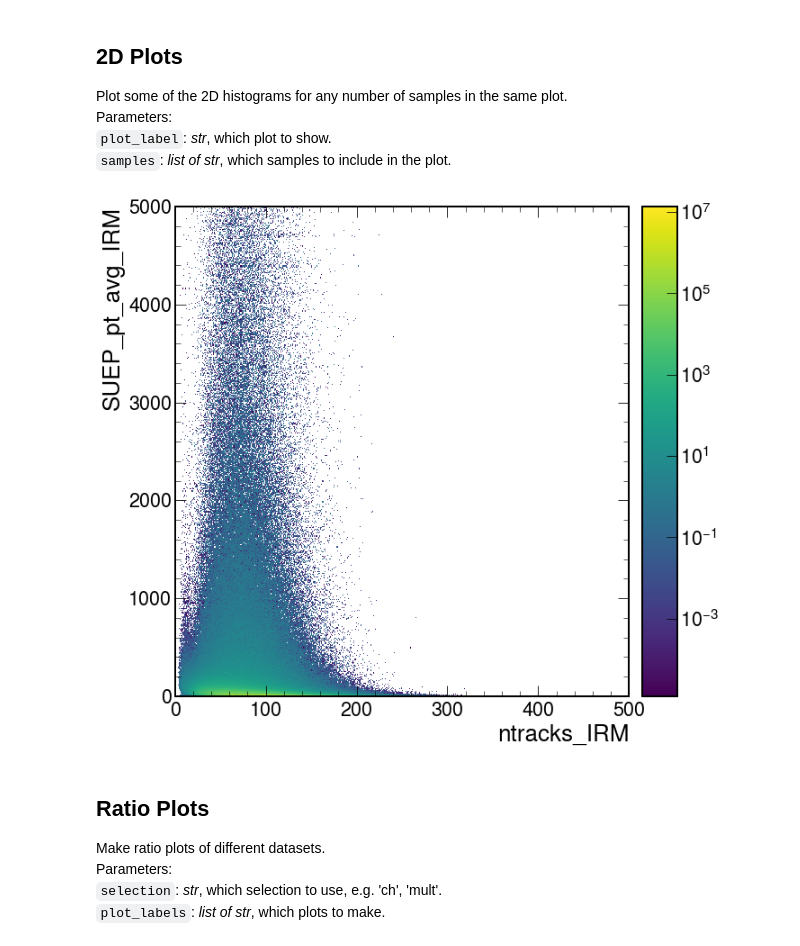
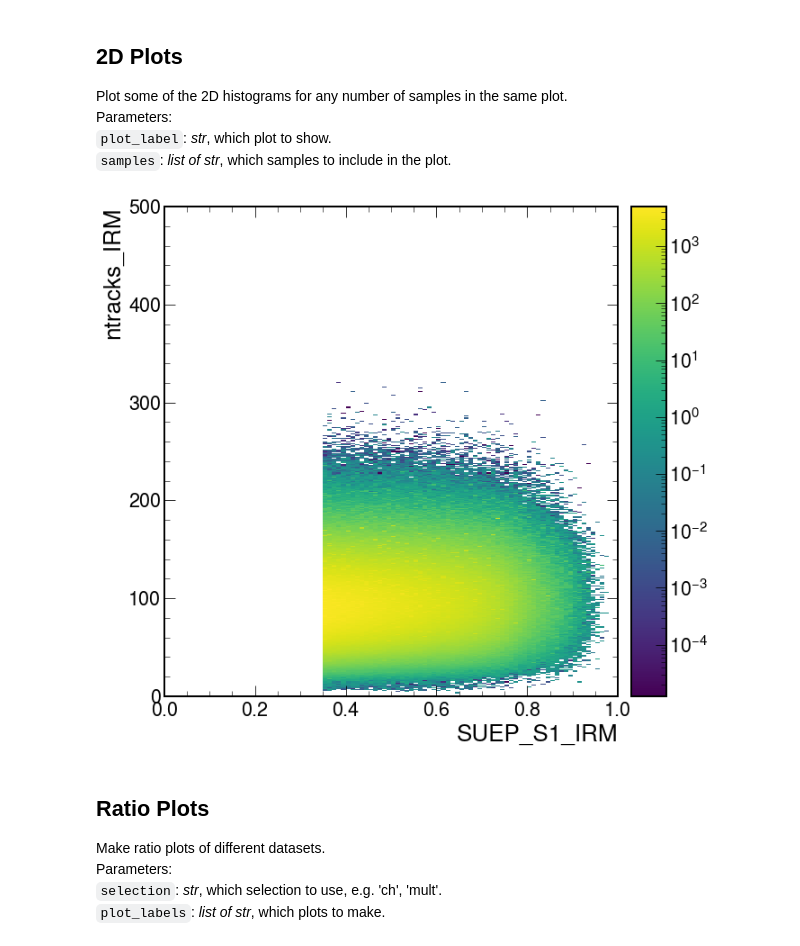
Before and after one commit to SUEPPhysics/SUEPCoffea_dask, a Jupyter notebook: plotting/plot.ipynb, the cells around one changed output. Saved outputs shown, nothing was run; the diff lists cells and outputs as text; code cells hidden in the pictures.

Commit message:
added arbitrary number of jets, fixed 2016, 2017 lumits in plotting, minor plotting changes

```diff
--- a/plotting/plot.ipynb
+++ b/plotting/plot.ipynb
@@ -165,9 +165,9 @@ Parameters:<br>
 `plot_labels`: _list of str_, which plots to show.<br>
 `samples`: _list of str_, which samples to include in the plot.
 # %%
-plot_labels = ['resnet_SUEP_pred_ML']
-#samples = ['QCD_Pt']
-samples = ['SUEP-m125-generic', 'SUEP-m400-generic', 'SUEP-m750-generic', 'SUEP-m1000-generic']
+plot_labels = ['A_ht_IRM']
+samples = ['QCD_HT']
+#samples = ['SUEP-m125-generic', 'SUEP-m400-generic', 'SUEP-m750-generic', 'SUEP-m1000-generic']
 
 for plot_label in plot_labels:
     for sample in samples:
@@ -189,32 +189,32 @@ Parameters:<br>
 `plot_label`: _str_, which plot to show.<br>
 `samples`: _list of str_, which samples to include in the plot.
 # %%
-plot_label = '2D_ntracks_SUEP_pt_avg_IRM'
+plot_label = '2D_SUEP_S1_ntracks_IRM'
 samples = ['QCD_Pt']
 #samples += ['SUEP-m125-generic', 'SUEP-m400-generic', 'SUEP-m750-generic', 'SUEP-m1000-generic']
 draw_lines = False
 line_x = 0.5
 line_y = 100
 
 for sample in samples:
 
     if plots[sample][plot_label].sum().value == 0:
         print("Histogram empty for sample", sample)
         continue
 
     hep.hist2dplot(plots[sample][plot_label],
                norm=matplotlib.colors.LogNorm(),
                label=sample)
 
     # draw lines to visualize ABCD regions
     if draw_lines:
         plt.plot([0,10000], [line_y,line_y], color='red', linestyle='dashed')
         plt.plot([line_x,line_x], [0,1000], color='red', linestyle='dashed')
 
     plt.savefig(output_label + plot_label+ "_"+sample+file_ext)
     plt.show()
 # %% [output]
-[figure, old version]
+[figure, new version]
 # %% [markdown]
 ## Ratio Plots
 Make ratio plots of different datasets.<br>
```
Also changed, not shown: parts of 7 cells of this notebook, 3 other files.
